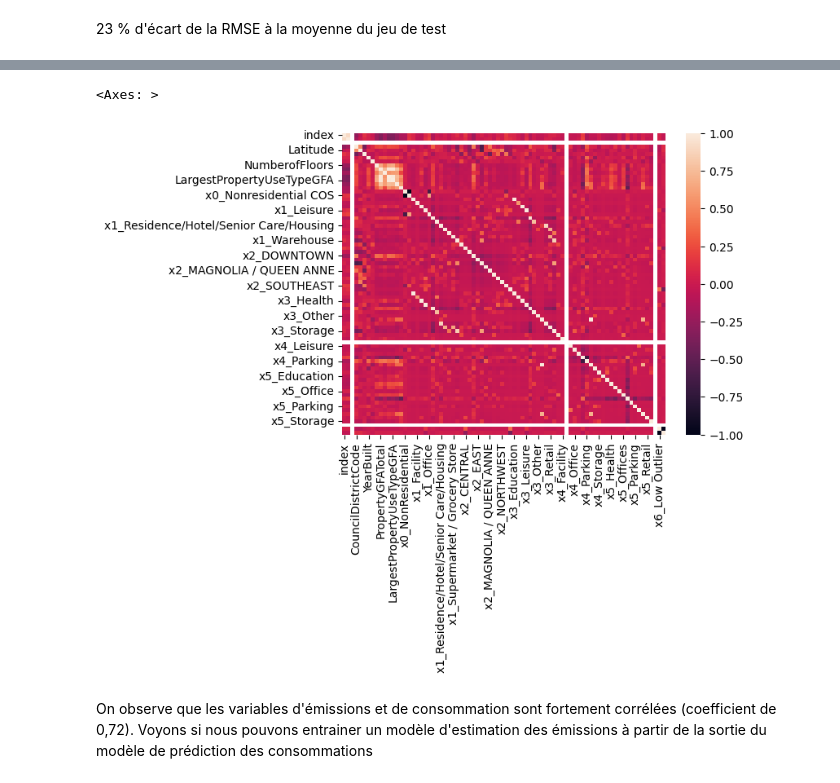
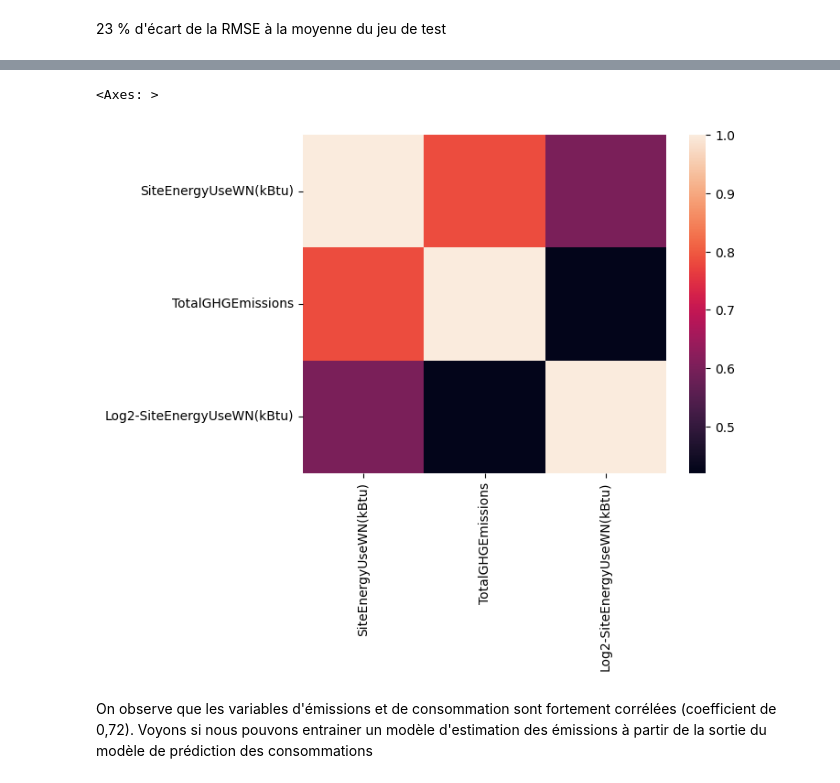
Before and after one commit to wdavid93/OpenClassRoom, a Jupyter notebook: Projet_4/Modele_final.ipynb, the cells around one changed output, grey strips where cells are left out. Cells and saved outputs as stored; diff of their text form; code cells hidden in the pictures.

```diff
--- a/Projet_4/Modele_final.ipynb
+++ b/Projet_4/Modele_final.ipynb
@@ -38,6 +38,8 @@ pd.set_option('display.max_colwidth', -1)
 # Chargement jeu de données
 # %%
 data = pd.read_csv('data/data_cleaned.csv')
+# %%
+d_corr = data.copy()
 # %%
 data.head()
 # %% [output]
@@ -1624,2 +1701,7 @@ math.sqrt(mean_squared_error(model_emissions.predict(X_test2), y_test2))/y_test2
 # %% [markdown]
 23 % d'écart de la RMSE à la moyenne du jeu de test
+# %%
+selected_cols = ['SiteEnergyUseWN(kBtu)', 'TotalGHGEmissions', 'Log2-SiteEnergyUseWN(kBtu)']
+
+d_corr = d_corr[selected_cols]
+d_corr
@@ -1626,8 +1726,8 @@ math.sqrt(mean_squared_error(model_emissions.predict(X_test2), y_test2))/y_test2
 # %%
-sns.heatmap(X_test2.corr())
+sns.heatmap(d_corr.corr())
 # %% [output]
 <Axes: >
-[figure, old version]
+[figure, new version]
 # %% [markdown]
 On observe que les variables d'émissions et de consommation sont fortement corrélées (coefficient de 0,72). Voyons si nous pouvons entrainer un modèle d'estimation des émissions à partir de la sortie du modèle de prédiction des consommations
 # %%
```
Also changed, not shown: parts of 61 cells of this notebook, 12 other files.
